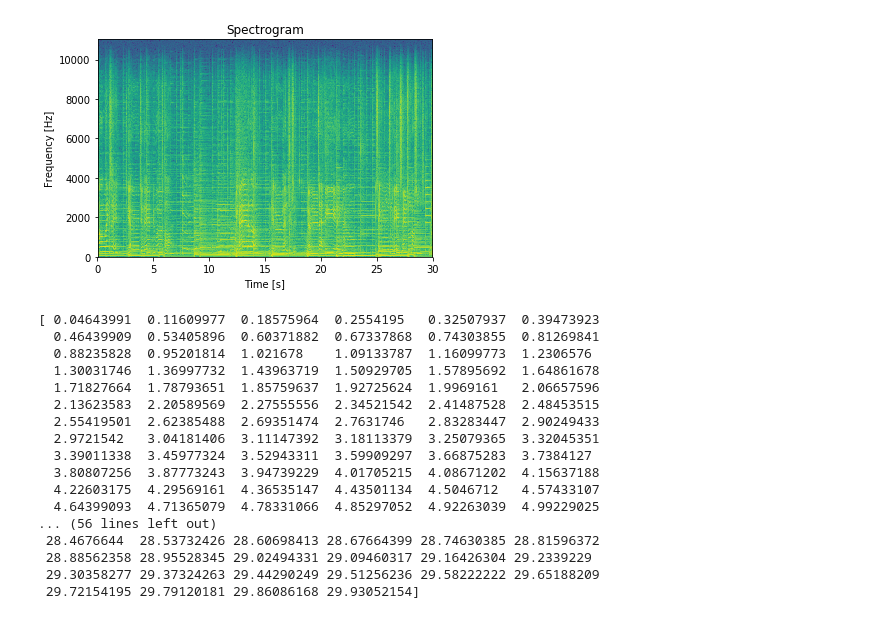
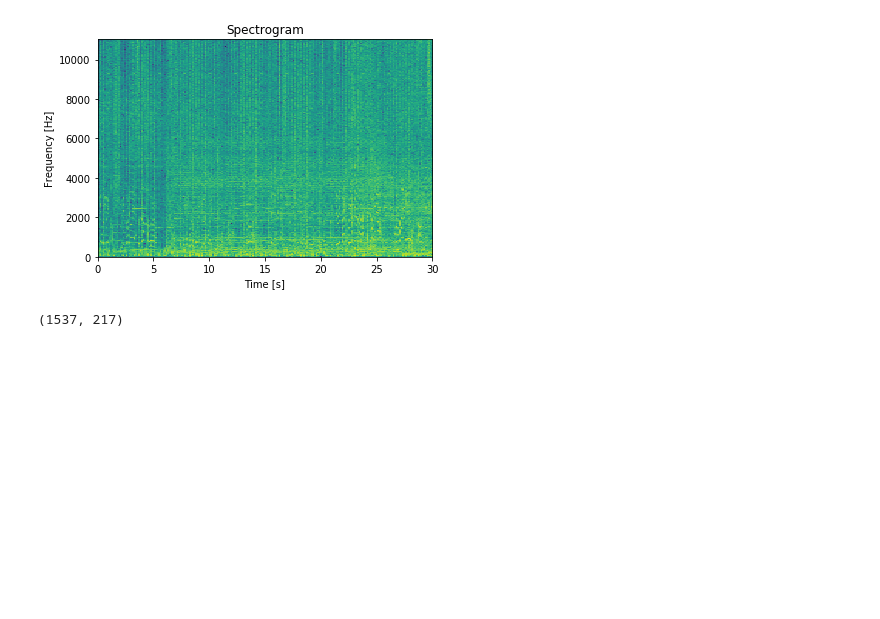
Before and after one commit to pianistprogrammer/TimeSignatureEstimator, a Jupyter notebook: Gainza.ipynb, the cells around one changed output. Drawn from its saved outputs; the diff is of its cells as text; code cells hidden in the pictures; blank space fills up the shorter version.

```diff
--- a/Gainza.ipynb
+++ b/Gainza.ipynb
@@ -8,10 +8,10 @@ import librosa.display
 import IPython.display as ipd
 from scipy import signal
 # %%
-path = "Data/genres_original/country/country.00097.wav"
-n_fft = 2048
-hop_length = 512
-#path = "makeit.wav"
+#path = "Data/genres_original/country/country.00097.wav"
+path = "Data/genres_original/pop/pop.00009.wav"
+# n_fft = 2048
+# hop_length = 512
 sample, sr = librosa.load(path)
 duration = np.arange(len(sample)) / sr
 
@@ -46,51 +43,29 @@ ipd.Audio(sample + clicks, rate=sr)
 [interactive output not drawn]
 # %%
 # %% Calculate beat duration
-# beatDurationSec = 60 / songTempo
-# beatDurationSample = int(beatDurationSec * sr)
+beatDurationSec = 60 / tempo
+quarterBeat = beatDurationSec / 4
+beatDurationSample = int(beatDurationSec * sr)
 
 # win_length = sr * 0.0226  #frame length of 22.6ms
 # win_length = int(win_length)
-# hop_length = win_length//2
-
+# hop_length = beatDurationSample//2
 # # %% target spectrogram
 spectrogram, frequencies, times, im = plt.specgram(
     sample,
     Fs=sr,
-    NFFT=n_fft,
-    noverlap=hop_length,
+    NFFT=int(beatDurationSample / 4),
+    noverlap=int(beatDurationSample / 512),
     mode="magnitude",
 )
 plt.title("Spectrogram")
 plt.ylabel("Frequency [Hz]")
 plt.xlabel("Time [s]")
 plt.show()
-
-print(times)
-
-
-# signal = librosa.stft(sample, n_fft=n_fft, win_length=win_length, hop_length=hop_length)
-# spectrogram = np.abs(signal) ** 2
-# frequencys = librosa.fft_frequencies(sr=sr, n_fft=n_fft)
+print(spectrogram.shape)
 # %% [output]
-[figure, old version]
+[figure, new version]
-[ 0.04643991  0.11609977  0.18575964  0.2554195   0.32507937  0.39473923
-  0.46439909  0.53405896  0.60371882  0.67337868  0.74303855  0.81269841
-  0.88235828  0.95201814  1.021678    1.09133787  1.16099773  1.2306576
-  1.30031746  1.36997732  1.43963719  1.50929705  1.57895692  1.64861678
-  1.71827664  1.78793651  1.85759637  1.92725624  1.9969161   2.06657596
-  2.13623583  2.20589569  2.27555556  2.34521542  2.41487528  2.48453515
-  2.55419501  2.62385488  2.69351474  2.7631746   2.83283447  2.90249433
-  2.9721542   3.04181406  3.11147392  3.18113379  3.25079365  3.32045351
-  3.39011338  3.45977324  3.52943311  3.59909297  3.66875283  3.7384127
-  3.80807256  3.87773243  3.94739229  4.01705215  4.08671202  4.15637188
-  4.22603175  4.29569161  4.36535147  4.43501134  4.5046712   4.57433107
-  4.64399093  4.71365079  4.78331066  4.85297052  4.92263039  4.99229025
-... (56 lines left out)
- 28.4676644  28.53732426 28.60698413 28.67664399 28.74630385 28.81596372
- 28.88562358 28.95528345 29.02494331 29.09460317 29.16426304 29.2339229
- 29.30358277 29.37324263 29.44290249 29.51256236 29.58222222 29.65188209
- 29.72154195 29.79120181 29.86086168 29.93052154]
+(1537, 217)
 # %%
 lenTimes = len(times)
 lenBeatTimes = len(beat_times)
```
Also changed, not shown: parts of 7 cells of this notebook, 23 other files.
